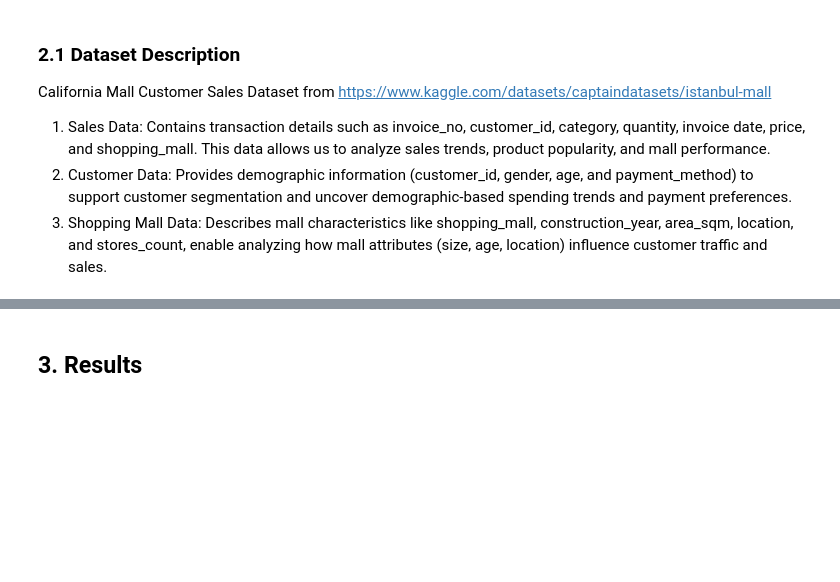
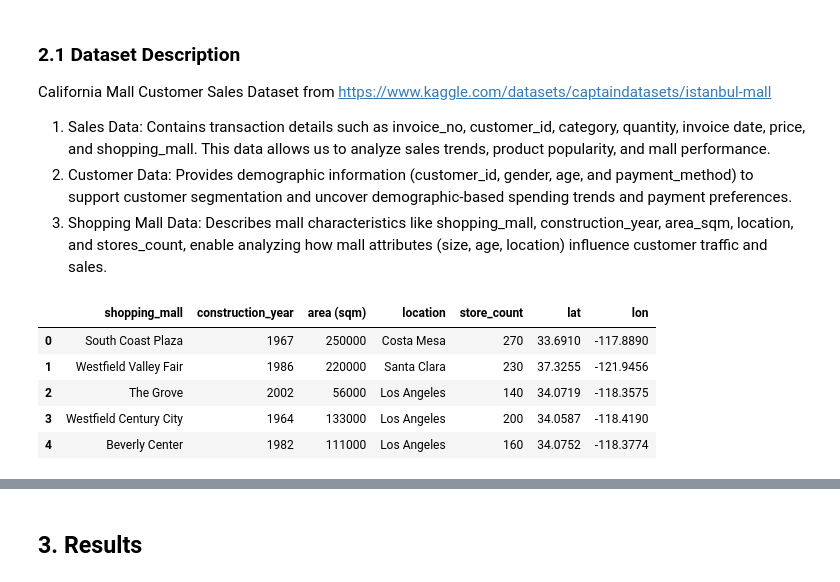
Before and after one commit to JuvenileMartian/pyProject24, a Jupyter notebook: Python_Final_Project_Group_3_ver1.ipynb, the cells around one changed output, grey strips where cells are left out. Saved outputs shown, nothing was run; the diff lists cells and outputs as text; code cells hidden in the pictures; blank space fills up the shorter version.

```diff
--- a/Python_Final_Project_Group_3_ver1.ipynb
+++ b/Python_Final_Project_Group_3_ver1.ipynb
@@ -39,6 +40,15 @@ from scipy import stats
 sales_data = pd.read_csv('data/sales_data.csv')
 customer_data = pd.read_csv('data/customer_data.csv')
 shopping_mall_data = pd.read_csv('data/shopping_mall_data.csv')
+# %%
+shopping_mall_data.head()
+# %% [output]
+|  | shopping_mall | construction_year | area (sqm) | location | store_count | lat | lon |
+| 0 | South Coast Plaza | 1967 | 250000 | Costa Mesa | 270 | 33.6910 | -117.8890 |
+| 1 | Westfield Valley Fair | 1986 | 220000 | Santa Clara | 230 | 37.3255 | -121.9456 |
+| 2 | The Grove | 2002 | 56000 | Los Angeles | 140 | 34.0719 | -118.3575 |
+| 3 | Westfield Century City | 1964 | 133000 | Los Angeles | 200 | 34.0587 | -118.4190 |
+| 4 | Beverly Center | 1982 | 111000 | Los Angeles | 160 | 34.0752 | -118.3774 |
 # %%
 # Handling Missing Data
 # Identify missing values
```
Also changed, not shown: parts of 6 cells of this notebook, 7 other files.
